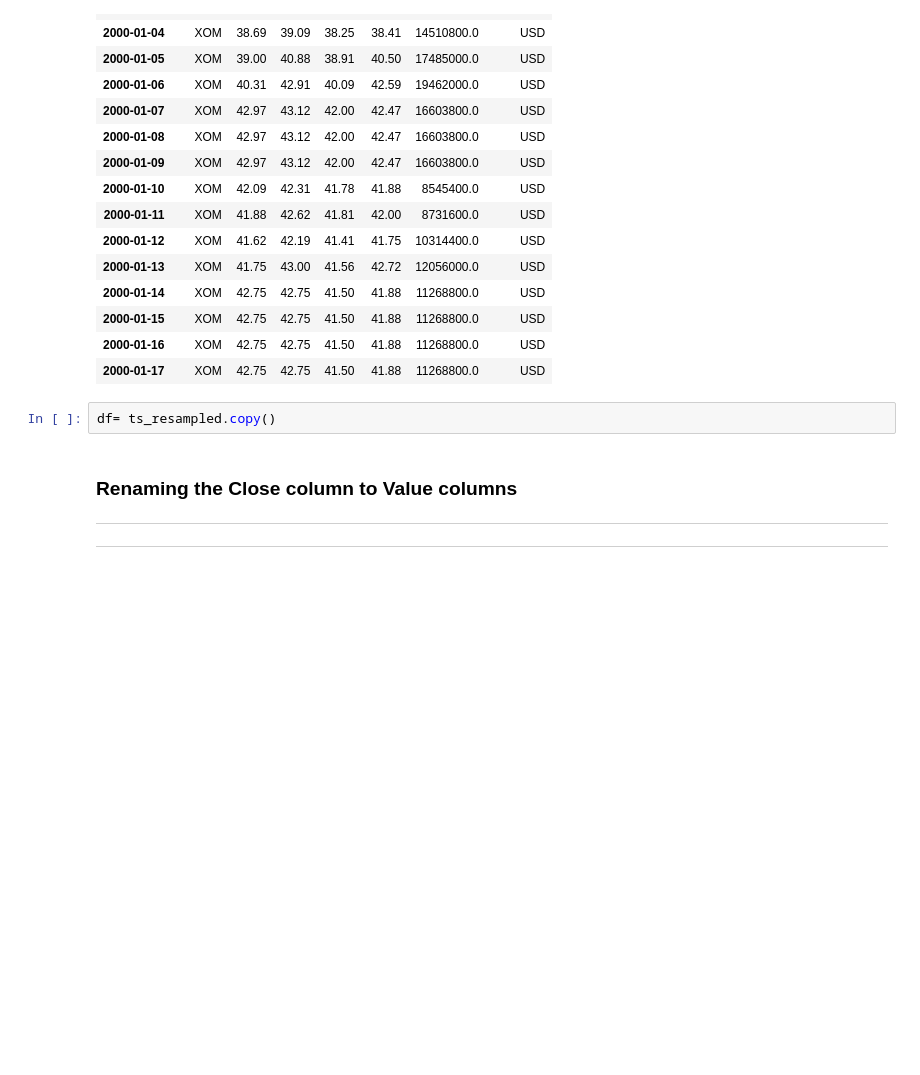
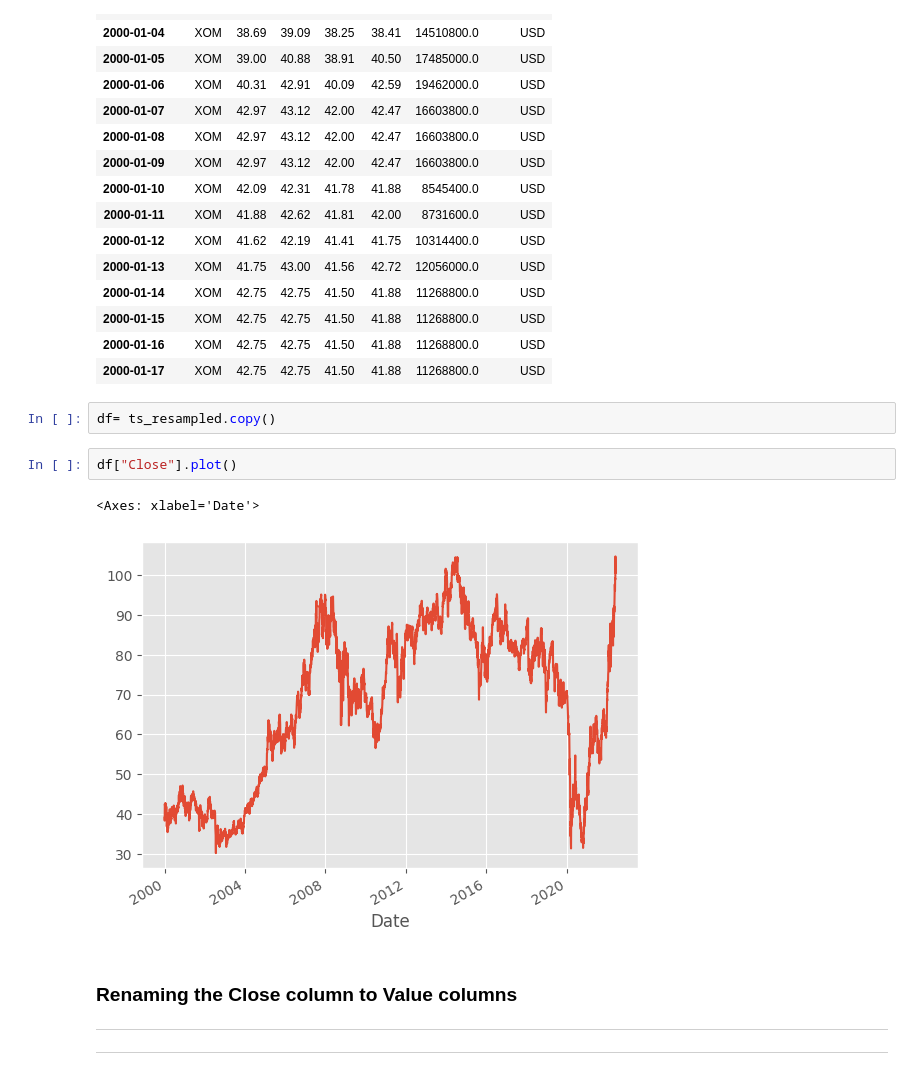
Before and after one commit to russiaonice/ML_ExxonMobile_Forecast, a Jupyter notebook: SARIMA_broken.ipynb, the cells around one changed output. Cells and saved outputs as stored; diff of their text form; blank space fills up the shorter version.

```diff
--- a/SARIMA_broken.ipynb
+++ b/SARIMA_broken.ipynb
@@ -127,6 +130,11 @@ ts_resampled.head(15)
 | 2000-01-17 | XOM | 42.75 | 42.75 | 41.50 | 41.88 | 11268800.0 | USD |
 # %%
 df= ts_resampled.copy()
+# %%
+df["Close"].plot()
+# %% [output]
+<Axes: xlabel='Date'>
+[figure, added]
 # %% [markdown]
 ### Renaming the Close column to Value columns ###
 ***
```
Also changed, not shown: parts of 6 cells of this notebook, 2 other files.
